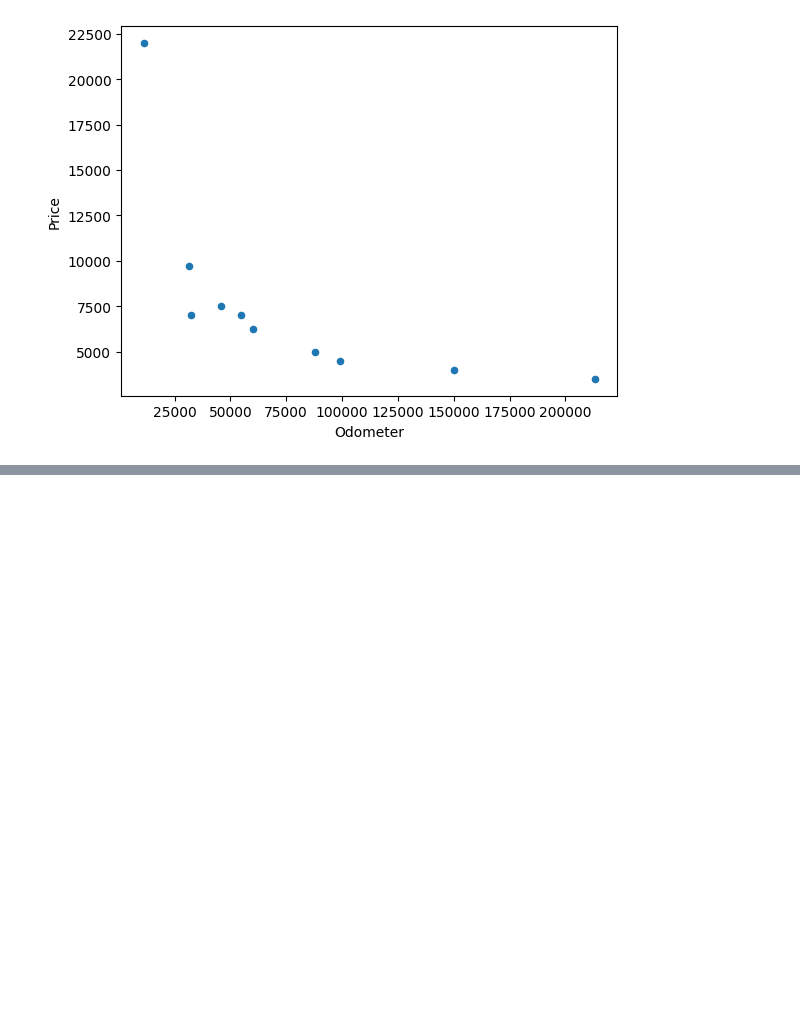
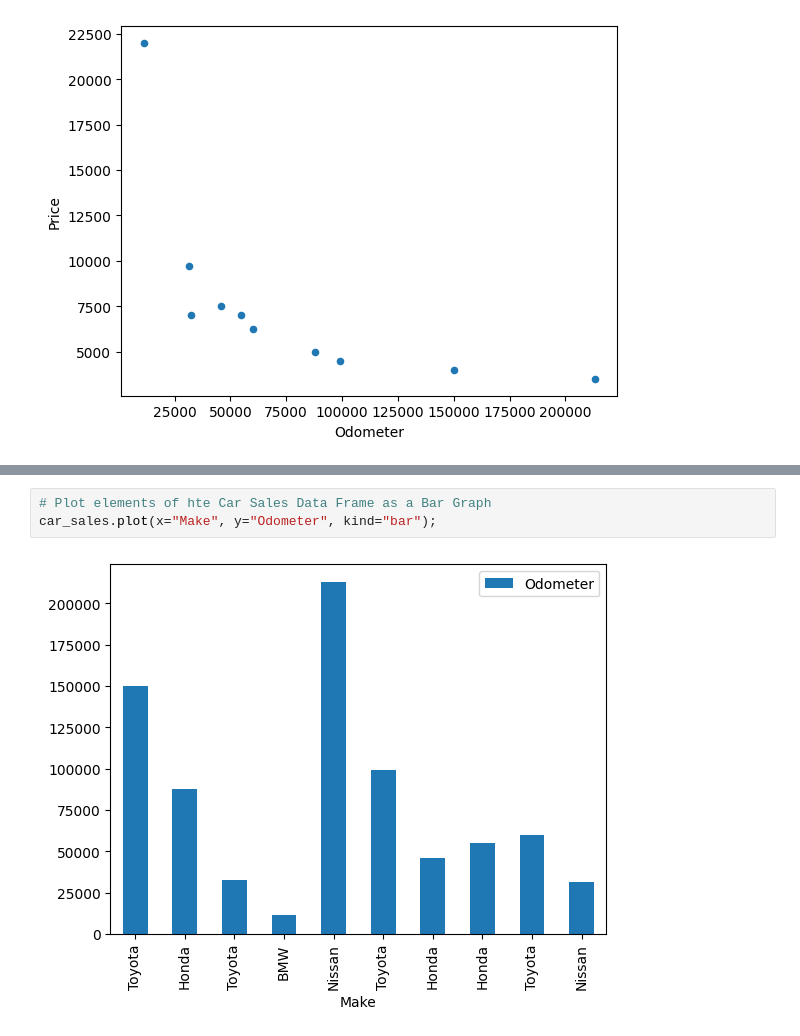
Before and after one commit to thewesternfront/Jupyter_Testintg_Jetbrains, a Jupyter notebook: Introduction-to-MatplotLib.ipynb, the cells around one changed output, grey strips where cells are left out. Cells and saved outputs as stored; diff of their text form; blank space fills up the shorter version.

```diff
--- a/Introduction-to-MatplotLib.ipynb
+++ b/Introduction-to-MatplotLib.ipynb
@@ -292,0 +330,5 @@ car_sales.plot(x="Odometer", y="Price", kind="scatter");
+# %%
+# Plot elements of hte Car Sales Data Frame as a Bar Graph
+car_sales.plot(x="Make", y="Odometer", kind="bar");
+# %% [output]
+[figure, added]
```
Also changed, not shown: parts of 11 cells of this notebook.
